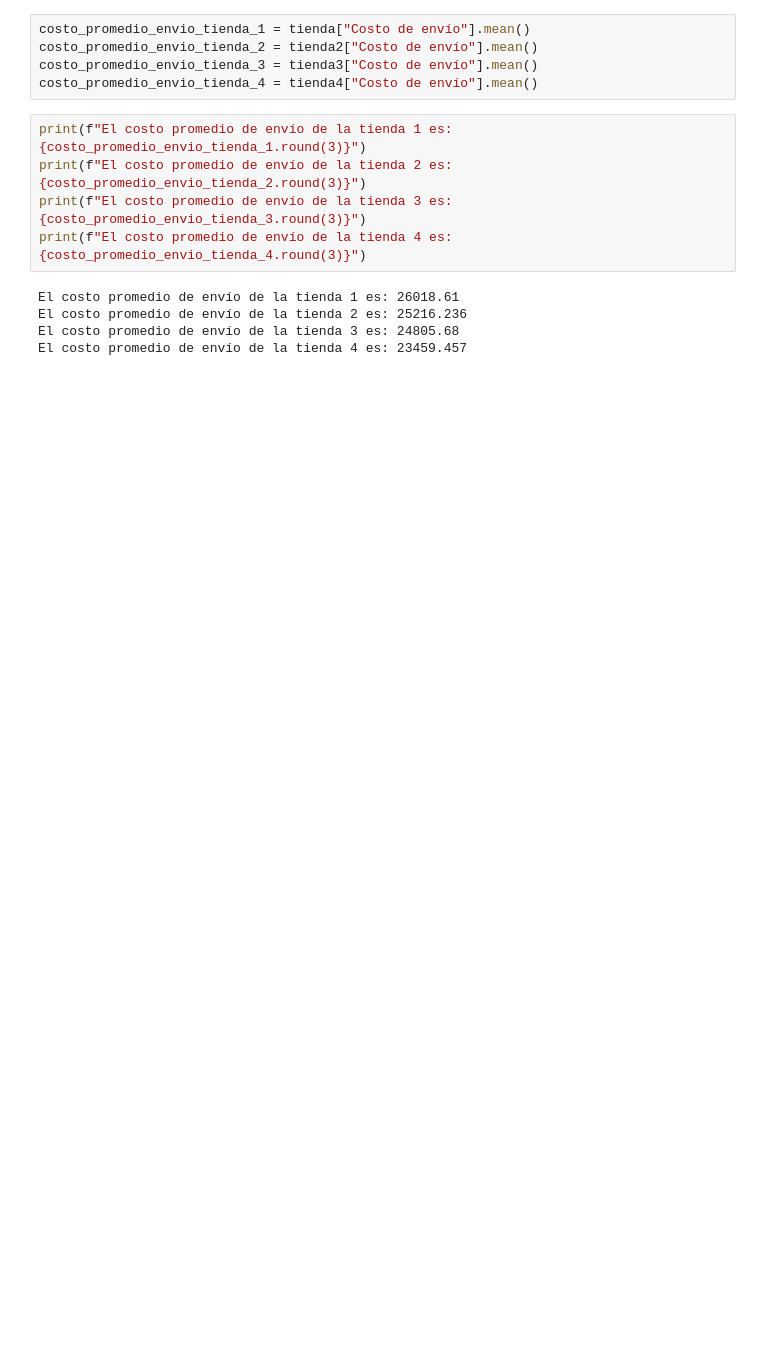
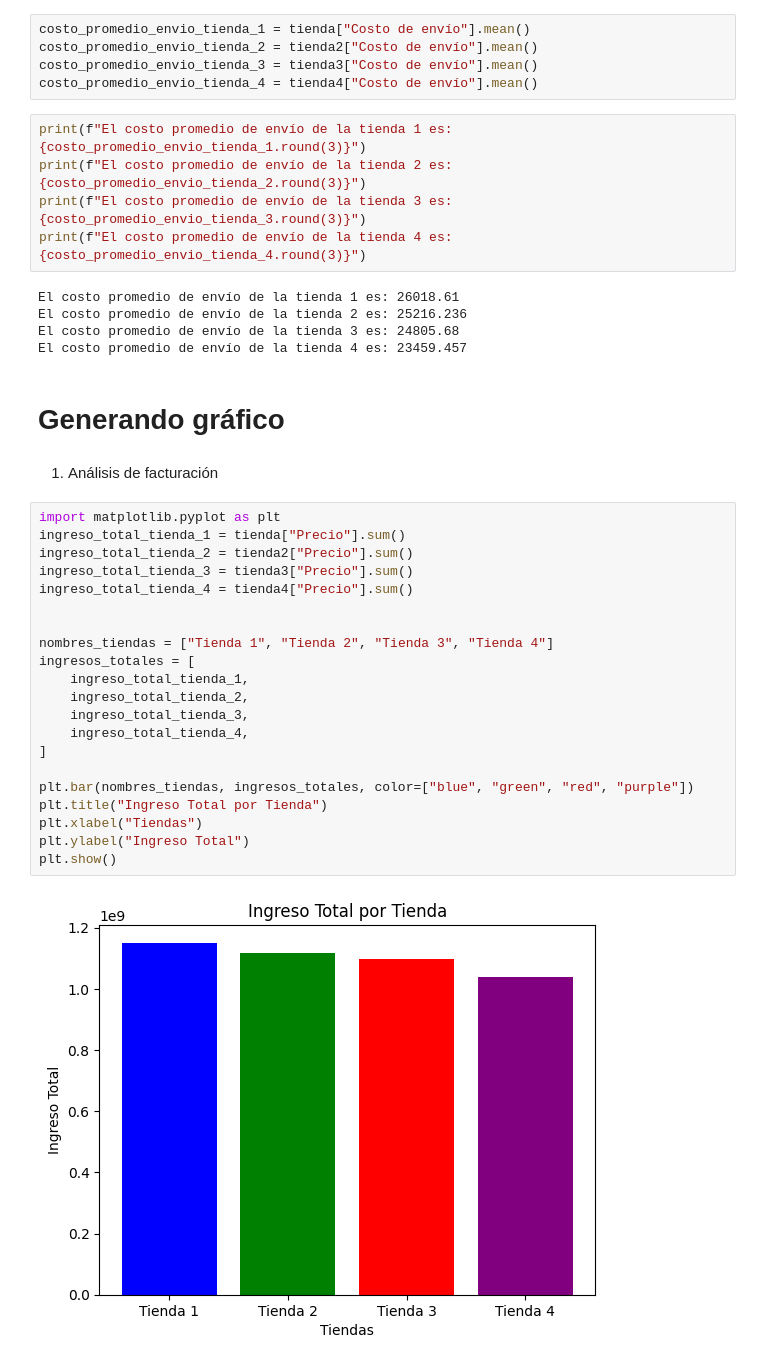
Before and after one commit to OFrancisco3/challenge-alura-store, a Jupyter notebook: AluraStoreLatam.ipynb, the cells around one changed output. Cells and saved outputs as stored; diff of their text form; blank space fills up the shorter version.

```diff
--- a/AluraStoreLatam.ipynb
+++ b/AluraStoreLatam.ipynb
@@ -300,3 +300,30 @@ El costo promedio de envío de la tienda 1 es: 26018.61
 El costo promedio de envío de la tienda 2 es: 25216.236
 El costo promedio de envío de la tienda 3 es: 24805.68
 El costo promedio de envío de la tienda 4 es: 23459.457
+# %% [markdown]
+# Generando gráfico
+# %% [markdown]
+1. Análisis de facturación
+# %%
+import matplotlib.pyplot as plt
+ingreso_total_tienda_1 = tienda["Precio"].sum()
+ingreso_total_tienda_2 = tienda2["Precio"].sum()
+ingreso_total_tienda_3 = tienda3["Precio"].sum()
+ingreso_total_tienda_4 = tienda4["Precio"].sum()
+
+
+nombres_tiendas = ["Tienda 1", "Tienda 2", "Tienda 3", "Tienda 4"]
+ingresos_totales = [
+    ingreso_total_tienda_1,
+    ingreso_total_tienda_2,
+    ingreso_total_tienda_3,
+    ingreso_total_tienda_4,
+]
+
+plt.bar(nombres_tiendas, ingresos_totales, color=["blue", "green", "red", "purple"])
+plt.title("Ingreso Total por Tienda")
+plt.xlabel("Tiendas")
+plt.ylabel("Ingreso Total")
+plt.show()
+# %% [output]
+[figure, added]
```
Also changed, not shown: parts of 5 cells of this notebook.
